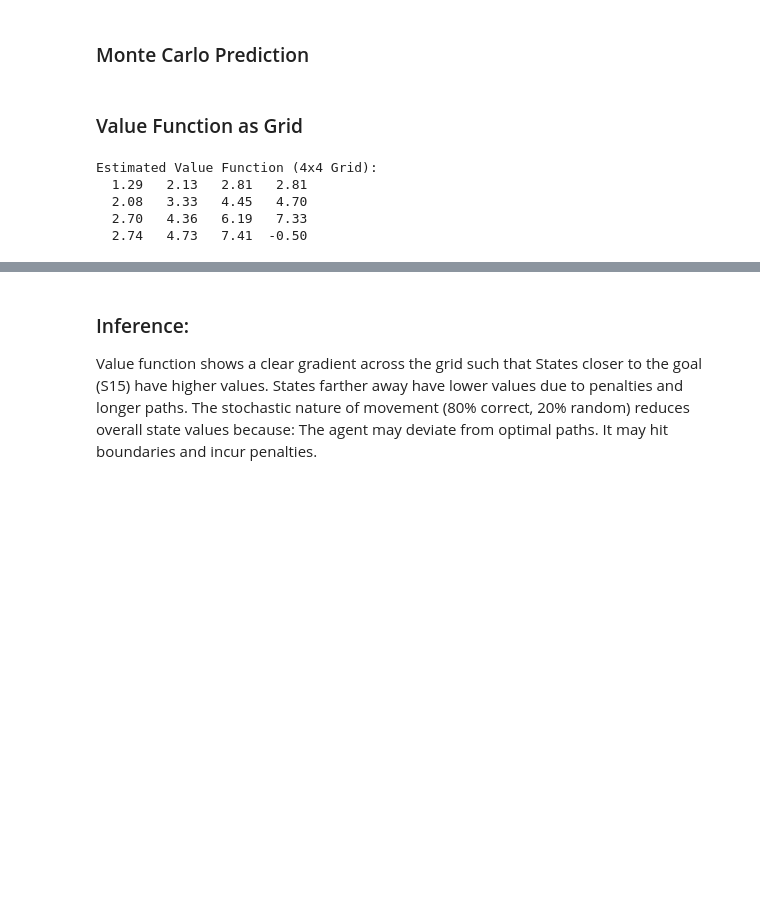
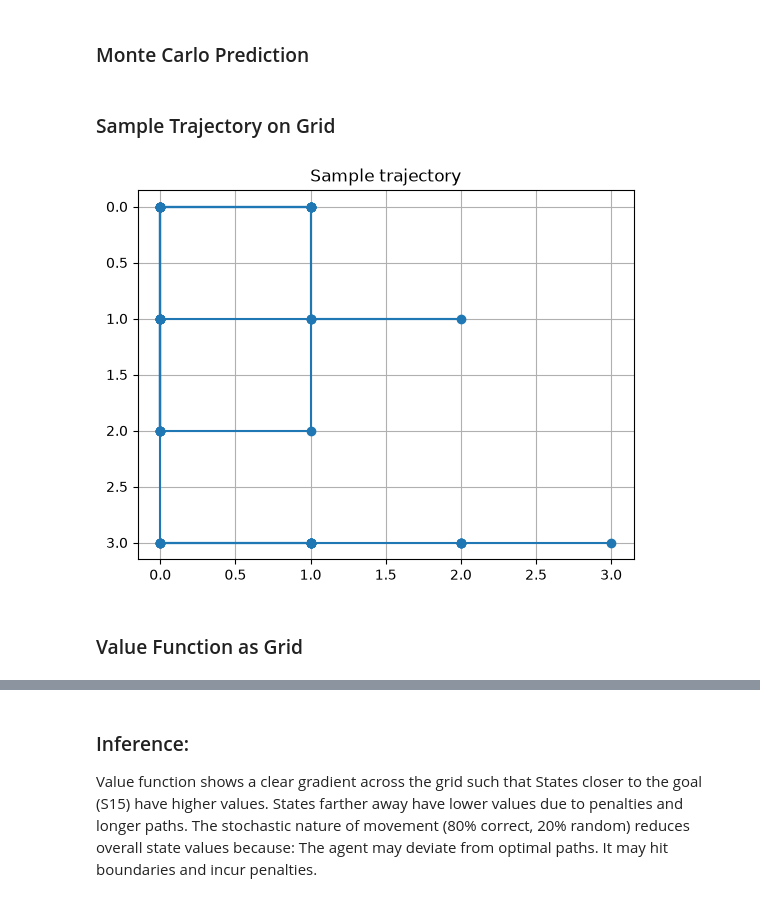
Before and after one commit to Yashvanthk05/RL, a Jupyter notebook: 23BAI1589_LAB-4.ipynb, the cells around one changed output, grey strips where cells are left out. Saved outputs shown, nothing was run; the diff lists cells and outputs as text; code cells hidden in the pictures; blank space fills up the shorter version.

```diff
--- a/23BAI1589_LAB-4.ipynb
+++ b/23BAI1589_LAB-4.ipynb
@@ -197,9 +197,11 @@ returns = defaultdict(list)
 V = defaultdict(float)
 
 num_episodes = 10000
+lengths = []
 
 for _ in range(num_episodes):
     episode = generate_episode()
+    lengths.append(len(episode))
 
     G = 0
     visited = set()
@@ -212,20 +214,23 @@ for _ in range(num_episodes):
             returns[state].append(G)
             V[state] = np.mean(returns[state])
             visited.add(state)
+# %% [markdown]
+### Sample Trajectory on Grid
+# %%
+import matplotlib.pyplot as plt
+import seaborn as sns
+import numpy as np
+
+ep = generate_episode()
+path = [to_row_col(s) for s, _ in ep]
+rows, cols = zip(*path)
+plt.figure()
+plt.plot(cols, rows, marker='o')
+plt.gca().invert_yaxis()
+plt.title("Sample trajectory")
+plt.grid(True)
+plt.show()
+# %% [output]
+[figure, added]
 # %% [markdown]
 ### Value Function as Grid
-# %%
-print("Estimated Value Function (4x4 Grid):")
-
-for i in range(grid_size):
-    row_values = []
-    for j in range(grid_size):
-        s = to_state(i, j)
-        row_values.append(f"{V[s]:6.2f}")
-    print(" ".join(row_values))
-# %% [output]
-Estimated Value Function (4x4 Grid):
-  1.29   2.13   2.81   2.81
-  2.08   3.33   4.45   4.70
-  2.70   4.36   6.19   7.33
-  2.74   4.73   7.41  -0.50
```
Also changed, not shown: parts of 1 cell of this notebook.
